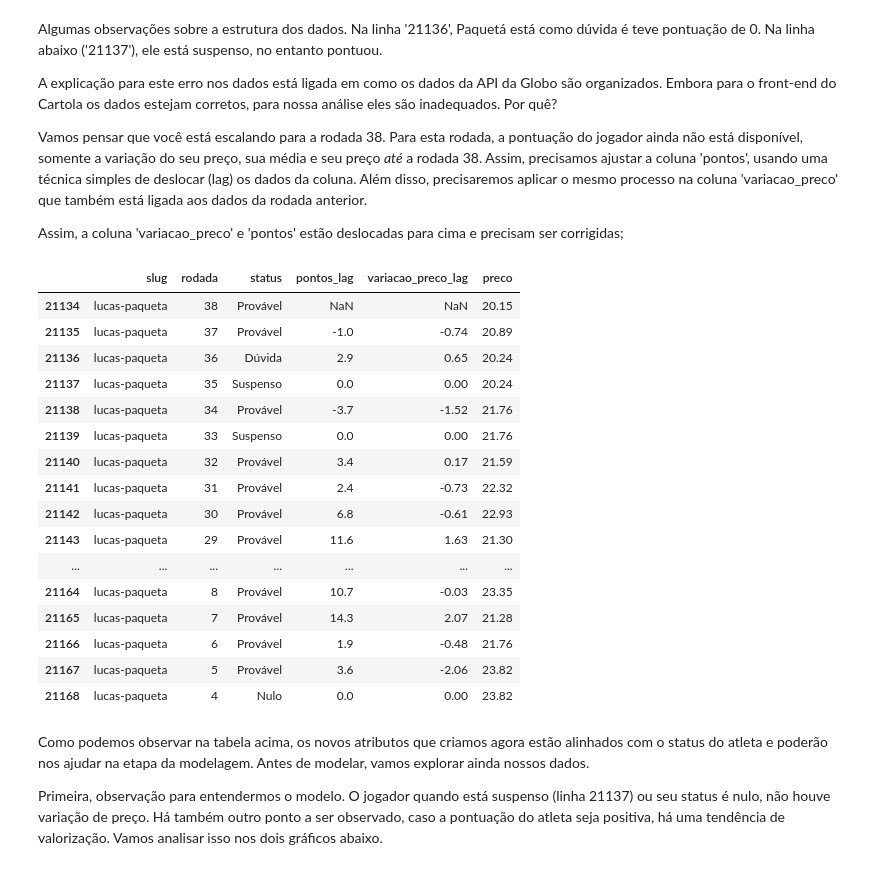
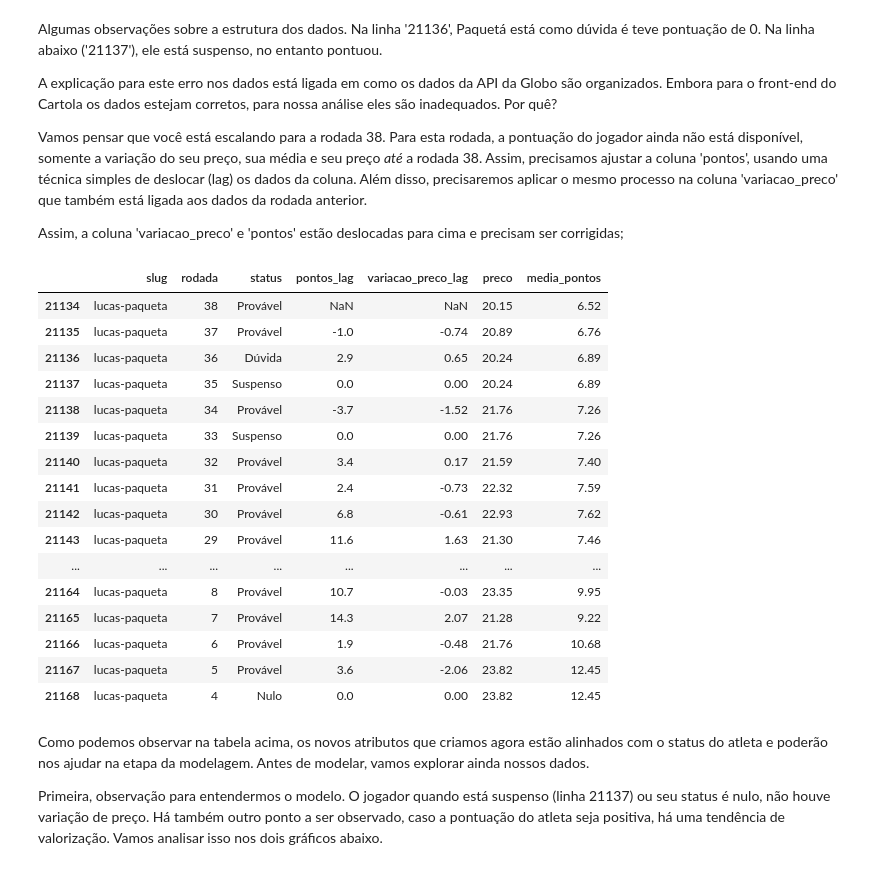
Before and after one commit to henriquepgomide/caRtola, a Jupyter notebook: src/python/desafio_valorizacao/# Descobrindo o algoritmo de valorização do Cartola FC - Parte I.ipynb, the cells around one changed output. Drawn from its saved outputs; the diff is of its cells as text; code cells hidden in the pictures.

```diff
--- a/src/python/desafio_valorizacao/Engenharia reversa.ipynb
+++ b/src/python/desafio_valorizacao/# Descobrindo o algoritmo de valorização do Cartola FC - Parte I.ipynb
@@ -62,29 +71,29 @@ Assim, a coluna 'variacao_preco' e 'pontos' estão deslocadas para cima e precis
 # %%
 # Criar coluna variacao_preco_lag e pontos_lag
 paqueta['variacao_preco_lag'] = paqueta['variacao_preco'].shift(1)
 paqueta['pontos_lag'] = paqueta['pontos'].shift(1)
 
 paqueta[['slug', 'rodada', 'status',
          'pontos_lag', 'variacao_preco_lag',
-         'preco']].head(n=35)
+         'preco', 'media_pontos']].head(n=35)
 # %% [output]
-|  | slug | rodada | status | pontos_lag | variacao_preco_lag | preco |
-| 21134 | lucas-paqueta | 38 | Provável | NaN | NaN | 20.15 |
-| 21135 | lucas-paqueta | 37 | Provável | -1.0 | -0.74 | 20.89 |
-| 21136 | lucas-paqueta | 36 | Dúvida | 2.9 | 0.65 | 20.24 |
-| 21137 | lucas-paqueta | 35 | Suspenso | 0.0 | 0.00 | 20.24 |
-| 21138 | lucas-paqueta | 34 | Provável | -3.7 | -1.52 | 21.76 |
-| 21139 | lucas-paqueta | 33 | Suspenso | 0.0 | 0.00 | 21.76 |
-| 21140 | lucas-paqueta | 32 | Provável | 3.4 | 0.17 | 21.59 |
-| 21141 | lucas-paqueta | 31 | Provável | 2.4 | -0.73 | 22.32 |
-| 21142 | lucas-paqueta | 30 | Provável | 6.8 | -0.61 | 22.93 |
-| 21143 | lucas-paqueta | 29 | Provável | 11.6 | 1.63 | 21.30 |
-| ... | ... | ... | ... | ... | ... | ... |
-| 21164 | lucas-paqueta | 8 | Provável | 10.7 | -0.03 | 23.35 |
-| 21165 | lucas-paqueta | 7 | Provável | 14.3 | 2.07 | 21.28 |
-| 21166 | lucas-paqueta | 6 | Provável | 1.9 | -0.48 | 21.76 |
-| 21167 | lucas-paqueta | 5 | Provável | 3.6 | -2.06 | 23.82 |
-| 21168 | lucas-paqueta | 4 | Nulo | 0.0 | 0.00 | 23.82 |
+|  | slug | rodada | status | pontos_lag | variacao_preco_lag | preco | media_pontos |
+| 21134 | lucas-paqueta | 38 | Provável | NaN | NaN | 20.15 | 6.52 |
+| 21135 | lucas-paqueta | 37 | Provável | -1.0 | -0.74 | 20.89 | 6.76 |
+| 21136 | lucas-paqueta | 36 | Dúvida | 2.9 | 0.65 | 20.24 | 6.89 |
+| 21137 | lucas-paqueta | 35 | Suspenso | 0.0 | 0.00 | 20.24 | 6.89 |
+| 21138 | lucas-paqueta | 34 | Provável | -3.7 | -1.52 | 21.76 | 7.26 |
+| 21139 | lucas-paqueta | 33 | Suspenso | 0.0 | 0.00 | 21.76 | 7.26 |
+| 21140 | lucas-paqueta | 32 | Provável | 3.4 | 0.17 | 21.59 | 7.40 |
+| 21141 | lucas-paqueta | 31 | Provável | 2.4 | -0.73 | 22.32 | 7.59 |
+| 21142 | lucas-paqueta | 30 | Provável | 6.8 | -0.61 | 22.93 | 7.62 |
+| 21143 | lucas-paqueta | 29 | Provável | 11.6 | 1.63 | 21.30 | 7.46 |
+| ... | ... | ... | ... | ... | ... | ... | ... |
+| 21164 | lucas-paqueta | 8 | Provável | 10.7 | -0.03 | 23.35 | 9.95 |
+| 21165 | lucas-paqueta | 7 | Provável | 14.3 | 2.07 | 21.28 | 9.22 |
+| 21166 | lucas-paqueta | 6 | Provável | 1.9 | -0.48 | 21.76 | 10.68 |
+| 21167 | lucas-paqueta | 5 | Provável | 3.6 | -2.06 | 23.82 | 12.45 |
+| 21168 | lucas-paqueta | 4 | Nulo | 0.0 | 0.00 | 23.82 | 12.45 |
 # %% [markdown]
 Como podemos observar na tabela acima, os novos atributos que criamos agora estão alinhados com o status do atleta e poderão nos ajudar na etapa da modelagem. Antes de modelar, vamos explorar ainda nossos dados.
 
```
Also changed, not shown: parts of 9 cells of this notebook.
